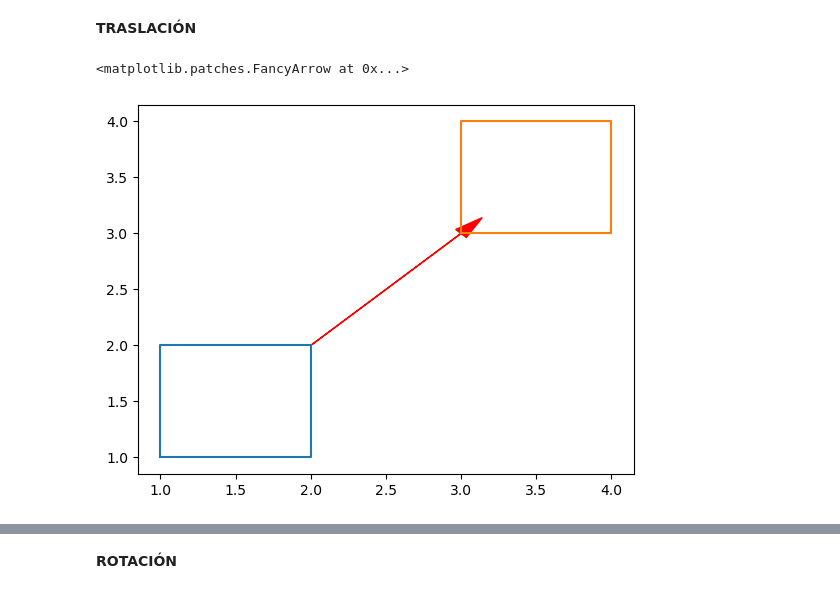
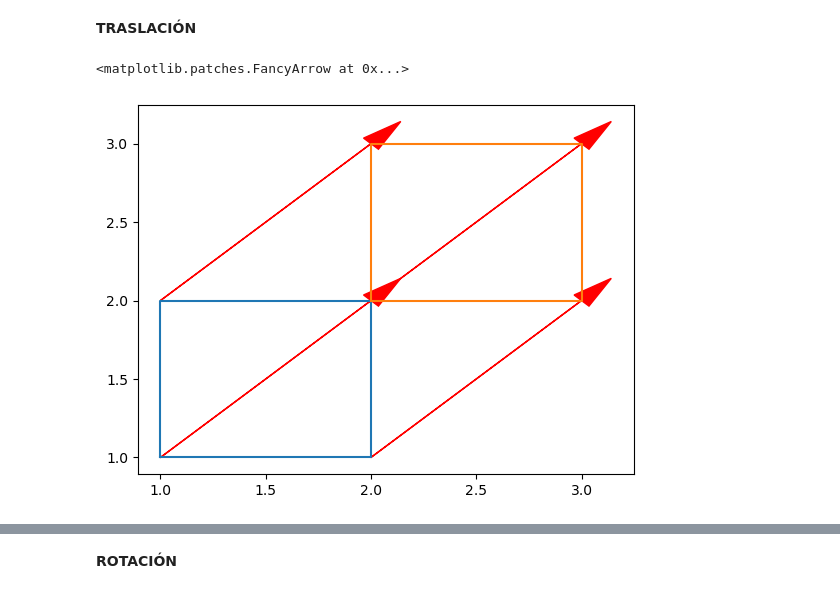
Before and after one commit to hazalvarez/GrafComp24B-3, a Jupyter notebook: TRASLACIÓN, ROTACIÓN Y ESCALAMIENTO FIGURAS 09 10 24.ipynb, the cells around one changed output, grey strips where cells are left out. Saved outputs shown, nothing was run; the diff lists cells and outputs as text; code cells hidden in the pictures.

```diff
--- a/TRASLACIÓN, ROTACIÓN Y ESCALAMIENTO FIGURAS 09 10 24.ipynb
+++ b/TRASLACIÓN, ROTACIÓN Y ESCALAMIENTO FIGURAS 09 10 24.ipynb
@@ -37,8 +37,11 @@ HACER LA MUESTRA DE LAS FIGURAS:
 **TRASLACIÓN**
 # %%
 plt.plot([1,2,2,1,1],[1,1,2,2,1])
-plt.plot([3,4,4,3,3],[3,3,4,4,3])
+plt.plot([2,3,3,2,2],[2,2,3,3,2])
 plt.arrow(2, 2, 1, 1, head_width=0.1, head_length=0.2, fc='r', ec='r')
+plt.arrow(1, 2, 1, 1, head_width=0.1, head_length=0.2, fc='r', ec='r')
+plt.arrow(1, 1, 1, 1, head_width=0.1, head_length=0.2, fc='r', ec='r')
+plt.arrow(2, 1, 1, 1, head_width=0.1, head_length=0.2, fc='r', ec='r')
 # %% [output]
 <matplotlib.patches.FancyArrow at 0x...>
-[figure, old version]
+[figure, new version]
```
Also changed, not shown: parts of 5 cells of this notebook.
